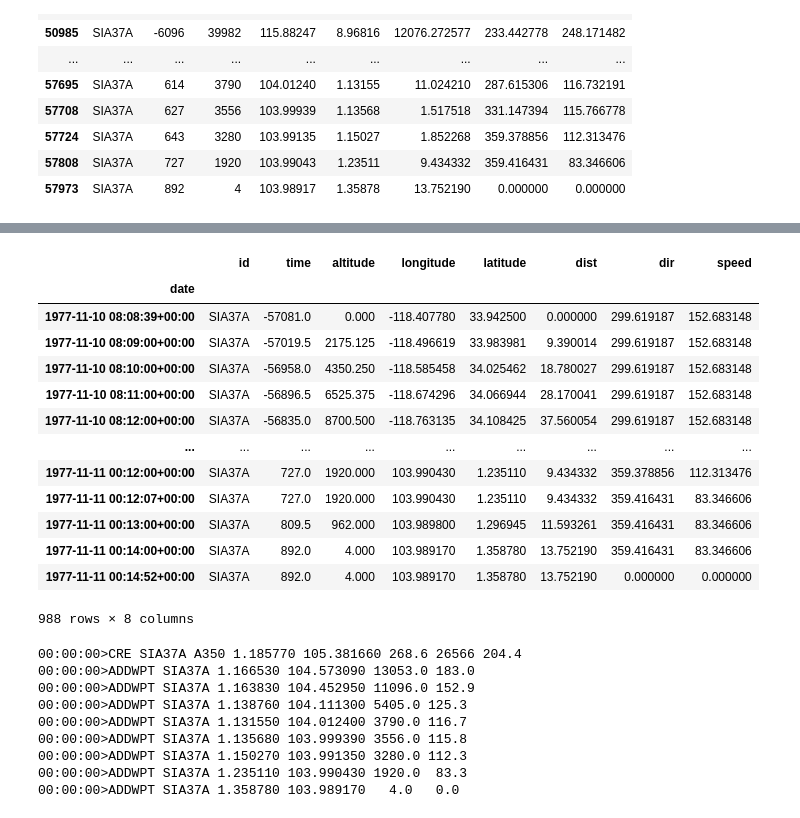
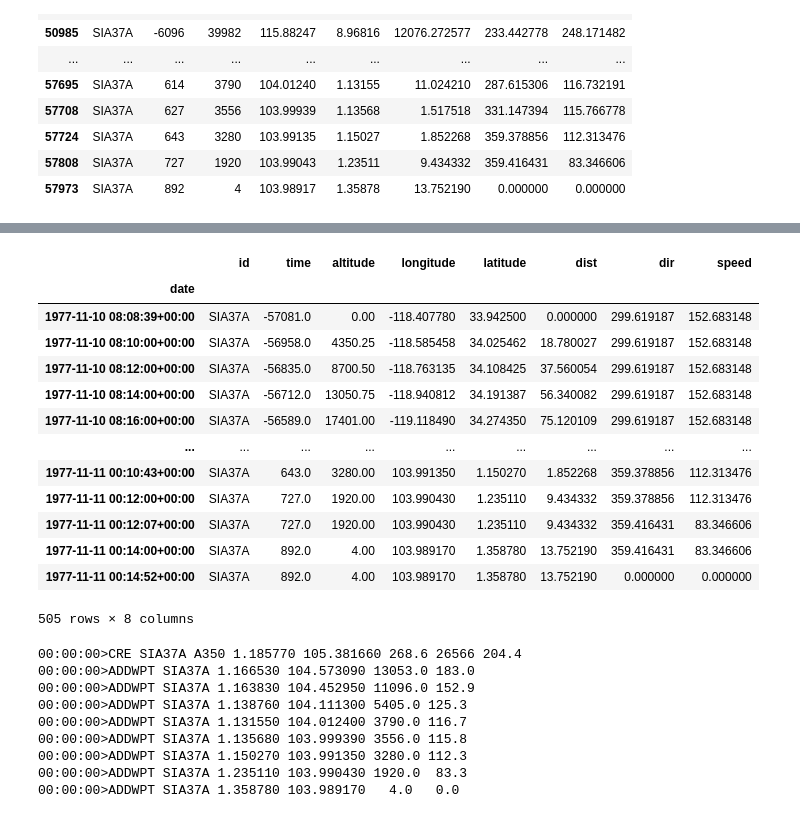
Before and after one commit to michaschultz/mobileSector, a Jupyter notebook: msdata/prepareFIR.ipynb, the cells around one changed output, grey strips where cells are left out. Cells and saved outputs as stored; diff of their text form; code cells hidden in the pictures.

```diff
--- a/msdata/prepareFIR.ipynb
+++ b/msdata/prepareFIR.ipynb
@@ -325,6 +370,7 @@ from pyproj import Transformer
 wgs2merc = Transformer.from_crs("epsg:4326", "epsg:3857")
 merc2wgs = Transformer.from_crs("epsg:3857", "epsg:4326")
 
+sampleTime = "120s"
 
 # get a copy of simplified dataframe
 dr = dfs.copy()
@@ -340,7 +386,7 @@ dr = dr.set_index('date')
 
 # resample the original dataframe
 # column ['id'] was deleted: --> non-numerical columns are removed in resample.
-dr_ = dr.resample('60s').mean()
+dr_ = dr.resample(sampleTime).mean()
 
 # it makes no sence for interpolation of these values
 dr_ = dr_.drop(['speed','dir'], axis = 1)
@@ -360,59 +406,57 @@ if isLeft:
           # dr_[dr_['longitude'] == dr_['longitude'].min()],
           dr_.loc[[str(dr_['longitude'].idxmin())]],   # [[]] double [[ is important
           dr_[dr_['longitude'] == dr_['longitude'].max()]
         ]
         ).sort_index()
 
 
+
     dr_['latitude'], dr_['longitude'] = wgs2merc.transform(dr_['latitude'], dr_['longitude'])
 
     # cut the dataset in east and west
     east  = dr_.loc[ : dr_['longitude'].diff().idxmax()][:-1]
     west  = dr_.loc[dr_['longitude'].diff().idxmax() : ]
 
-    east = east.resample('60s').mean()
-    west = west.resample('60s').mean()
+    east = east.resample(sampleTime).mean()
+    west = west.resample(sampleTime).mean()
 
     east = east.interpolate('linear')
     west = west.interpolate('linear')
 
     dr_ = pd.concat([east, west])
     dr_['latitude'], dr_['longitude'] = merc2wgs.transform(dr_['latitude'], dr_['longitude'])
 
-    # print(west)
+else:
+    dr_['latitude'], dr_['longitude'] = wgs2merc.transform(dr_['latitude'], dr_['longitude'])
+    dr_ = dr_.resample(sampleTime).mean()
+    dr_['latitude'], dr_['longitude'] = merc2wgs.transform(dr_['latitude'], dr_['longitude'])
 
-    # print(dr_.loc[dr_['longitude'].idxmin()])
-    # print(dr_.loc[dr_['longitude'].idxmax()])
+# remove all entry created, which are before first occurance and after last occurance
+dr_ = dr_.loc[dr.index[0]:dr.index[-1]]
 
+# join datasets
+dr = pd.concat([dr, dr_]).sort_index()
 
-
-
-    # # remove all entry created, which are before first occurance and after last occurance
-    dr_ = dr_.loc[dr.index[0]:dr.index[-1]]
-
-    # # join datasets
-    dr = pd.concat([dr, dr_]).sort_index()
-
-    dr = dr.ffill()
+dr = dr.ffill()
 
 
 
 dr
 # %% [output]
 |  | id | time | altitude | longitude | latitude | dist | dir | speed |
 | date |  |  |  |  |  |  |  |  |
-| 1977-11-10 08:08:39+00:00 | SIA37A | -57081.0 | 0.000 | -118.407780 | 33.942500 | 0.000000 | 299.619187 | 152.683148 |
-| 1977-11-10 08:09:00+00:00 | SIA37A | -57019.5 | 2175.125 | -118.496619 | 33.983981 | 9.390014 | 299.619187 | 152.683148 |
-| 1977-11-10 08:10:00+00:00 | SIA37A | -56958.0 | 4350.250 | -118.585458 | 34.025462 | 18.780027 | 299.619187 | 152.683148 |
-| 1977-11-10 08:11:00+00:00 | SIA37A | -56896.5 | 6525.375 | -118.674296 | 34.066944 | 28.170041 | 299.619187 | 152.683148 |
-| 1977-11-10 08:12:00+00:00 | SIA37A | -56835.0 | 8700.500 | -118.763135 | 34.108425 | 37.560054 | 299.619187 | 152.683148 |
+| 1977-11-10 08:08:39+00:00 | SIA37A | -57081.0 | 0.00 | -118.407780 | 33.942500 | 0.000000 | 299.619187 | 152.683148 |
+| 1977-11-10 08:10:00+00:00 | SIA37A | -56958.0 | 4350.25 | -118.585458 | 34.025462 | 18.780027 | 299.619187 | 152.683148 |
+| 1977-11-10 08:12:00+00:00 | SIA37A | -56835.0 | 8700.50 | -118.763135 | 34.108425 | 37.560054 | 299.619187 | 152.683148 |
+| 1977-11-10 08:14:00+00:00 | SIA37A | -56712.0 | 13050.75 | -118.940812 | 34.191387 | 56.340082 | 299.619187 | 152.683148 |
+| 1977-11-10 08:16:00+00:00 | SIA37A | -56589.0 | 17401.00 | -119.118490 | 34.274350 | 75.120109 | 299.619187 | 152.683148 |
 | ... | ... | ... | ... | ... | ... | ... | ... | ... |
-| 1977-11-11 00:12:00+00:00 | SIA37A | 727.0 | 1920.000 | 103.990430 | 1.235110 | 9.434332 | 359.378856 | 112.313476 |
-| 1977-11-11 00:12:07+00:00 | SIA37A | 727.0 | 1920.000 | 103.990430 | 1.235110 | 9.434332 | 359.416431 | 83.346606 |
-| 1977-11-11 00:13:00+00:00 | SIA37A | 809.5 | 962.000 | 103.989800 | 1.296945 | 11.593261 | 359.416431 | 83.346606 |
-| 1977-11-11 00:14:00+00:00 | SIA37A | 892.0 | 4.000 | 103.989170 | 1.358780 | 13.752190 | 359.416431 | 83.346606 |
-| 1977-11-11 00:14:52+00:00 | SIA37A | 892.0 | 4.000 | 103.989170 | 1.358780 | 13.752190 | 0.000000 | 0.000000 |
+| 1977-11-11 00:10:43+00:00 | SIA37A | 643.0 | 3280.00 | 103.991350 | 1.150270 | 1.852268 | 359.378856 | 112.313476 |
+| 1977-11-11 00:12:00+00:00 | SIA37A | 727.0 | 1920.00 | 103.990430 | 1.235110 | 9.434332 | 359.378856 | 112.313476 |
+| 1977-11-11 00:12:07+00:00 | SIA37A | 727.0 | 1920.00 | 103.990430 | 1.235110 | 9.434332 | 359.416431 | 83.346606 |
+| 1977-11-11 00:14:00+00:00 | SIA37A | 892.0 | 4.00 | 103.989170 | 1.358780 | 13.752190 | 359.416431 | 83.346606 |
+| 1977-11-11 00:14:52+00:00 | SIA37A | 892.0 | 4.00 | 103.989170 | 1.358780 | 13.752190 | 0.000000 | 0.000000 |
-988 rows × 8 columns
+505 rows × 8 columns
 # %%
 # vectorized haversine function
 def distance(lat1: list, lon1: list, lat2 : list = None, lon2 : list = None) -> list:
```
Also changed, not shown: parts of 7 cells of this notebook, 2 other files.
